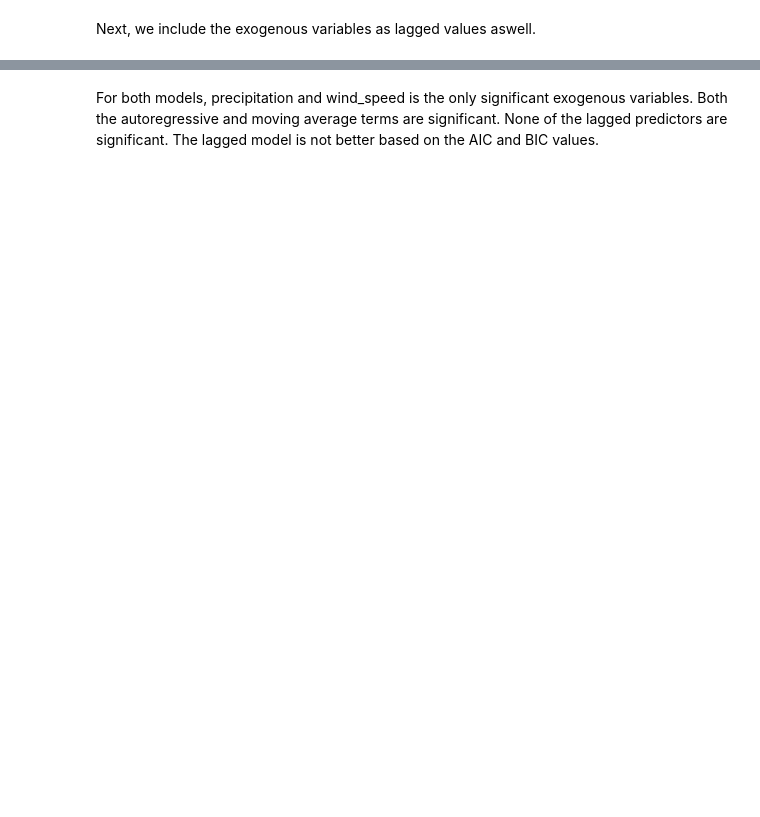
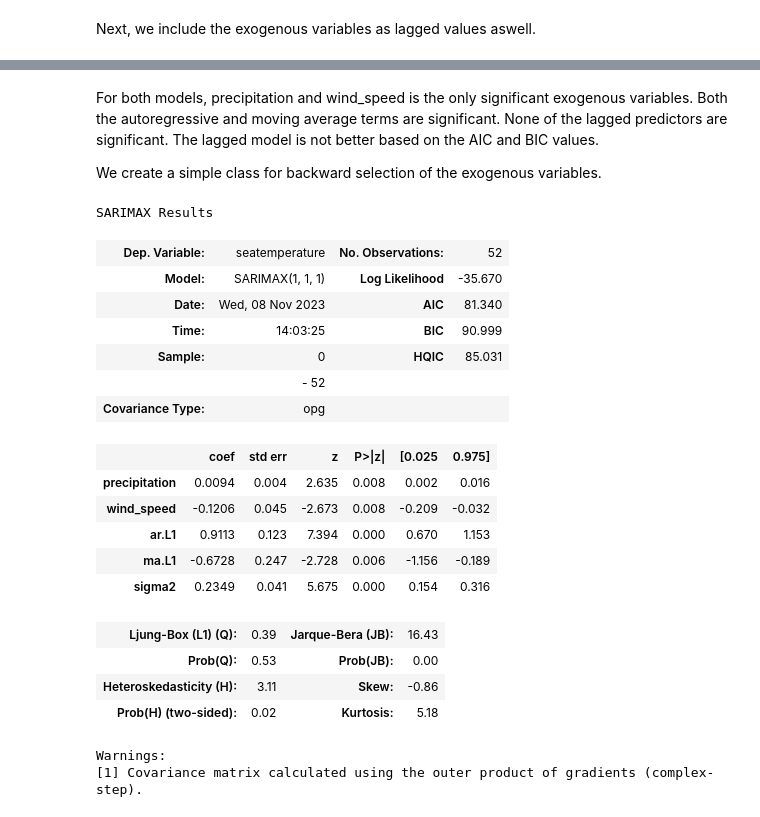
Before and after one commit to erlendrisvik/Compulsories, a Jupyter notebook: CA3/CA3.ipynb, the cells around one changed output, grey strips where cells are left out. Cells and saved outputs as stored; diff of their text form; code cells hidden in the pictures; blank space fills up the shorter version.

Commit message:
add backward selection

```diff
--- a/CA3/CA3.ipynb
+++ b/CA3/CA3.ipynb
@@ -351,3 +351,53 @@ Warnings:
 [1] Covariance matrix calculated using the outer product of gradients (complex-step).
 # %% [markdown]
 For both models, precipitation and wind_speed is the only significant exogenous variables. Both the autoregressive and moving average terms are significant. None of the lagged predictors are significant. The lagged model is not better based on the AIC and BIC values.
+
+We create a simple class for backward selection of the exogenous variables.
+# %%
+
+class BackwardSelection:
+    def __init__(self, endog, exog):
+        self.endog = endog
+        self.exog = exog
+        self.p_values = {}
+        self.model = None
+        self.fit()
+
+    def fit(self):
+        self.model = sm.tsa.statespace.SARIMAX(endog = self.endog, exog = self.exog, order = (1, 1, 1))
+        self.res = self.model.fit(disp = False, full_output=)
+        self.p_values = self.res.pvalues.to_dict()
+
+    def backward_selection(self):
+        while max(self.p_values.values()) > 0.05:
+            # select the variable with the highest p value
+            max_p = max(self.p_values, key = self.p_values.get)
+            # remove the variable from the exog DataFrame
+            self.exog = self.exog.drop(max_p, axis=1)
+            # re-fit the model
+            self.fit()
+        return self.res.summary()
+
+selector = BackwardSelection(endog = model_data["seatemperature"], exog = model_data[exog_and_lagged])
+selector.backward_selection()
+# %% [output]
+SARIMAX Results
+| Dep. Variable: | seatemperature | No. Observations: | 52 |
+| Model: | SARIMAX(1, 1, 1) | Log Likelihood | -35.670 |
+| Date: | Wed, 08 Nov 2023 | AIC | 81.340 |
+| Time: | 14:03:25 | BIC | 90.999 |
+| Sample: | 0 | HQIC | 85.031 |
+|  | - 52 |  |  |
+| Covariance Type: | opg |  |  |
+|  | coef | std err | z | P>|z| | [0.025 | 0.975] |
+| precipitation | 0.0094 | 0.004 | 2.635 | 0.008 | 0.002 | 0.016 |
+| wind_speed | -0.1206 | 0.045 | -2.673 | 0.008 | -0.209 | -0.032 |
+| ar.L1 | 0.9113 | 0.123 | 7.394 | 0.000 | 0.670 | 1.153 |
+| ma.L1 | -0.6728 | 0.247 | -2.728 | 0.006 | -1.156 | -0.189 |
+| sigma2 | 0.2349 | 0.041 | 5.675 | 0.000 | 0.154 | 0.316 |
+| Ljung-Box (L1) (Q): | 0.39 | Jarque-Bera (JB): | 16.43 |
+| Prob(Q): | 0.53 | Prob(JB): | 0.00 |
+| Heteroskedasticity (H): | 3.11 | Skew: | -0.86 |
+| Prob(H) (two-sided): | 0.02 | Kurtosis: | 5.18 |
+Warnings:
+[1] Covariance matrix calculated using the outer product of gradients (complex-step).
```
Also changed, not shown: parts of 7 cells of this notebook.
